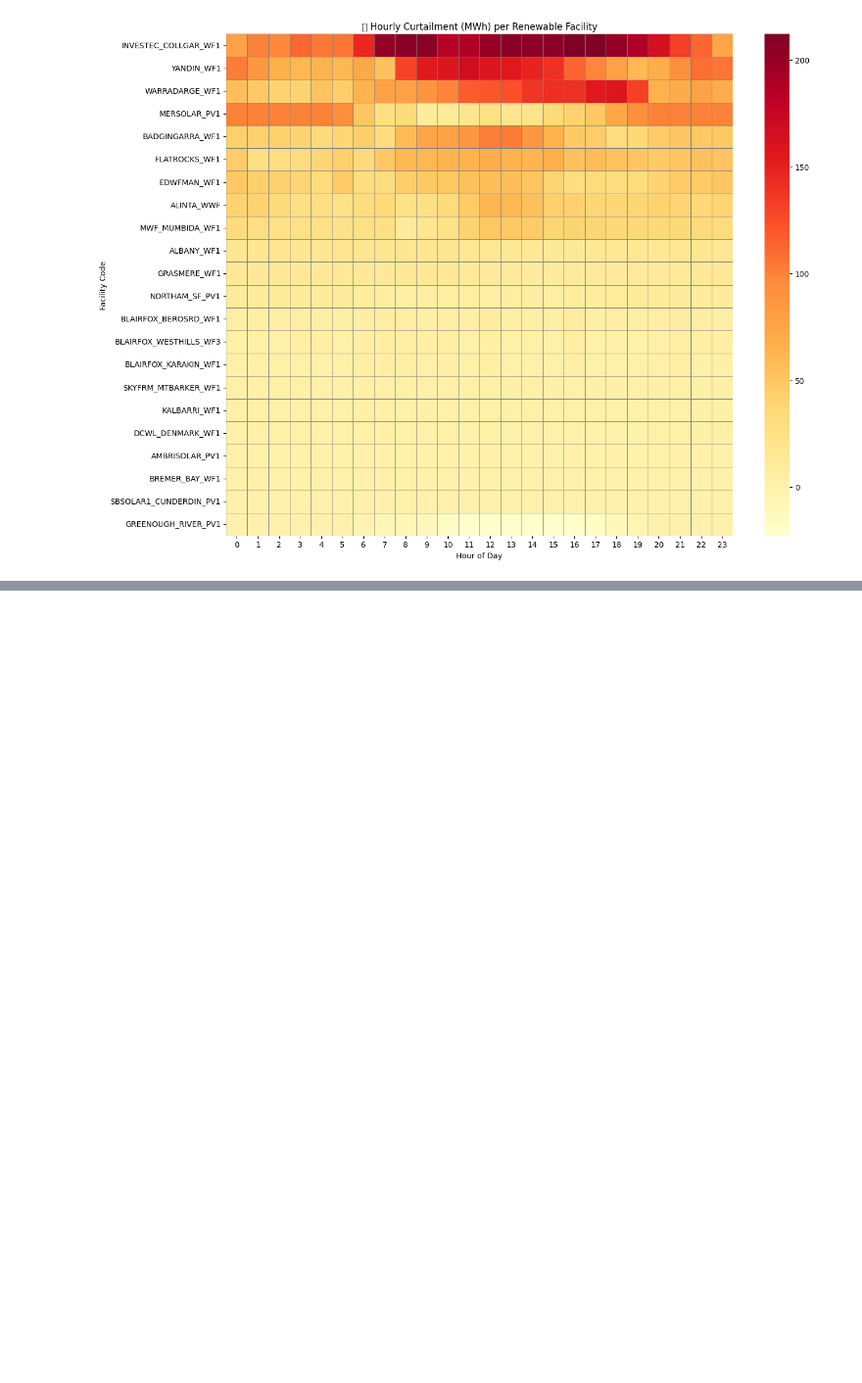
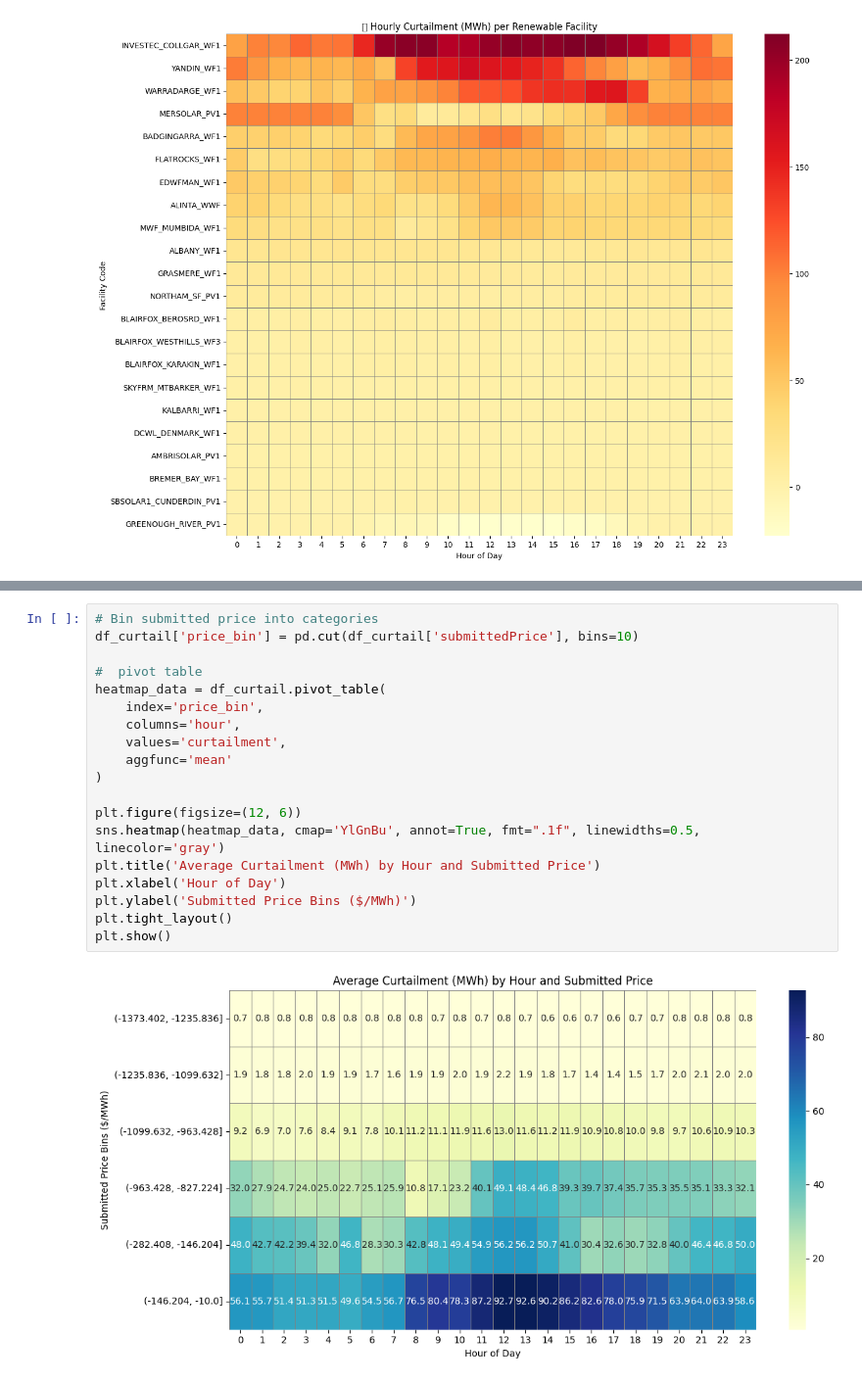
Before and after one commit to adnanabbasshah/Animated-Wind-Map-using-R, a Jupyter notebook: data_processing_and_viz.ipynb, the cells around one changed output, grey strips where cells are left out. Shown at 98% size. Drawn from its saved outputs; the diff is of its cells as text; blank space fills up the shorter version.

```diff
--- a/data_processing_and_viz.ipynb
+++ b/data_processing_and_viz.ipynb
@@ -398,0 +486,21 @@ plt.show()
+# %%
+# Bin submitted price into categories
+df_curtail['price_bin'] = pd.cut(df_curtail['submittedPrice'], bins=10)
+
+#  pivot table
+heatmap_data = df_curtail.pivot_table(
+    index='price_bin',
+    columns='hour',
+    values='curtailment',
+    aggfunc='mean'
+)
+
+plt.figure(figsize=(12, 6))
+sns.heatmap(heatmap_data, cmap='YlGnBu', annot=True, fmt=".1f", linewidths=0.5, linecolor='gray')
+plt.title('Average Curtailment (MWh) by Hour and Submitted Price')
+plt.xlabel('Hour of Day')
+plt.ylabel('Submitted Price Bins ($/MWh)')
+plt.tight_layout()
+plt.show()
+# %% [output]
+[figure, added]
```
Also changed, not shown: parts of 4 cells of this notebook.
